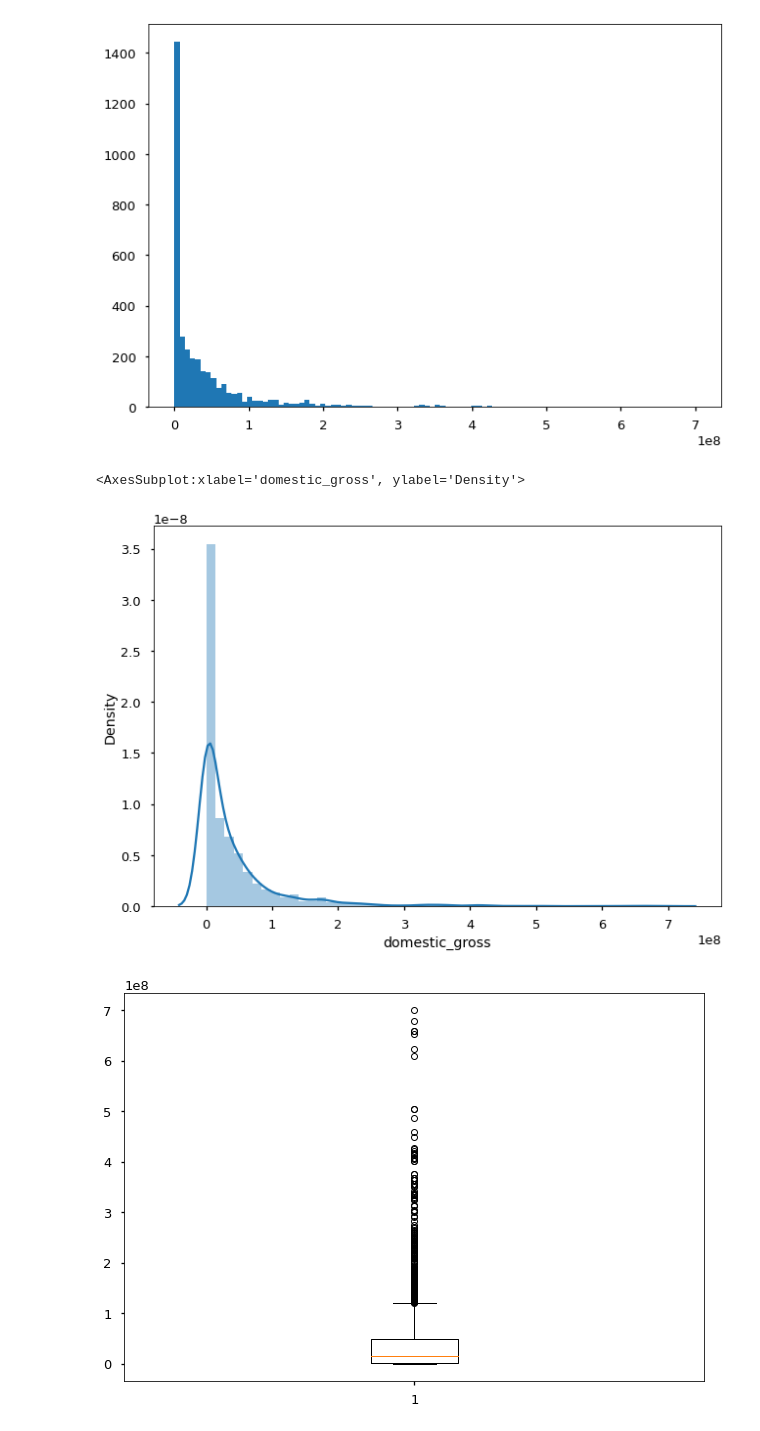
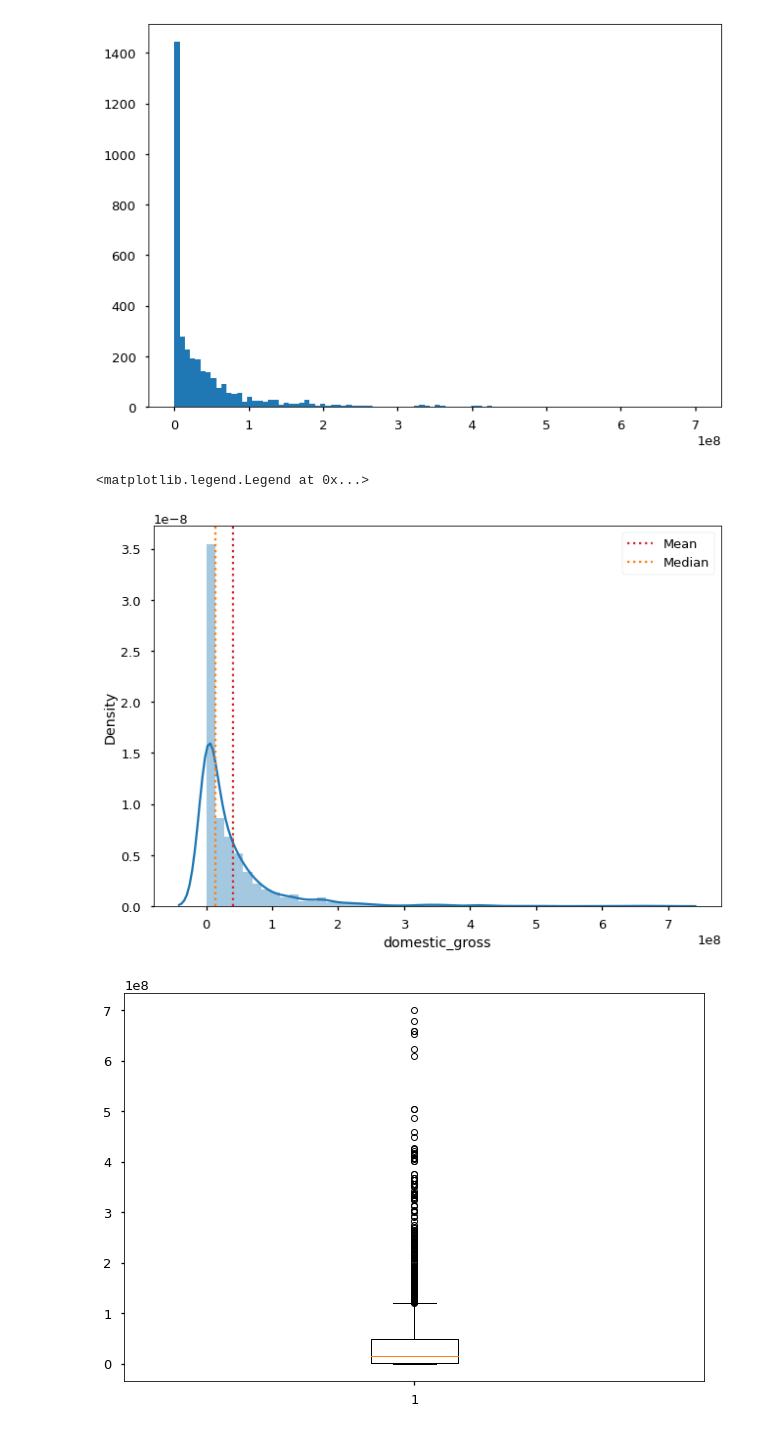
Before and after one commit to cwf231/StudyGroups, a Jupyter notebook: StudyGroupNotes/Phase_2/2.12_distributions.ipynb, the cells around one changed output. Cells and saved outputs as stored; diff of their text form; code cells hidden in the pictures.

```diff
--- a/StudyGroupNotes/Phase_2/2.12_distributions.ipynb
+++ b/StudyGroupNotes/Phase_2/2.12_distributions.ipynb
@@ -107,12 +124,16 @@ fig, ax = plt.subplots()
 ax.hist(df['domestic_gross'], bins=100);
 # %% [output]
 [figure]
-# %%
-# Domestic Gross - KDE
-sns.distplot(df['domestic_gross'])
-# %% [output]
-<AxesSubplot:xlabel='domestic_gross', ylabel='Density'>
-[figure, removed]
+# %%
+# Domestic Gross - KDE
+fig, ax = plt.subplots()
+sns.distplot(df['domestic_gross'], ax=ax)
+ax.axvline(df['domestic_gross'].mean(), ls=':', color='tab:red', label='Mean')
+ax.axvline(df['domestic_gross'].median(), ls=':', color='tab:orange', label='Median')
+ax.legend()
+# %% [output]
+<matplotlib.legend.Legend at 0x...>
+[figure, added]
 # %%
 # Domestic Gross - Boxplot
 fig, ax = plt.subplots()
```
Also changed, not shown: parts of 24 cells of this notebook, 2 other files.
